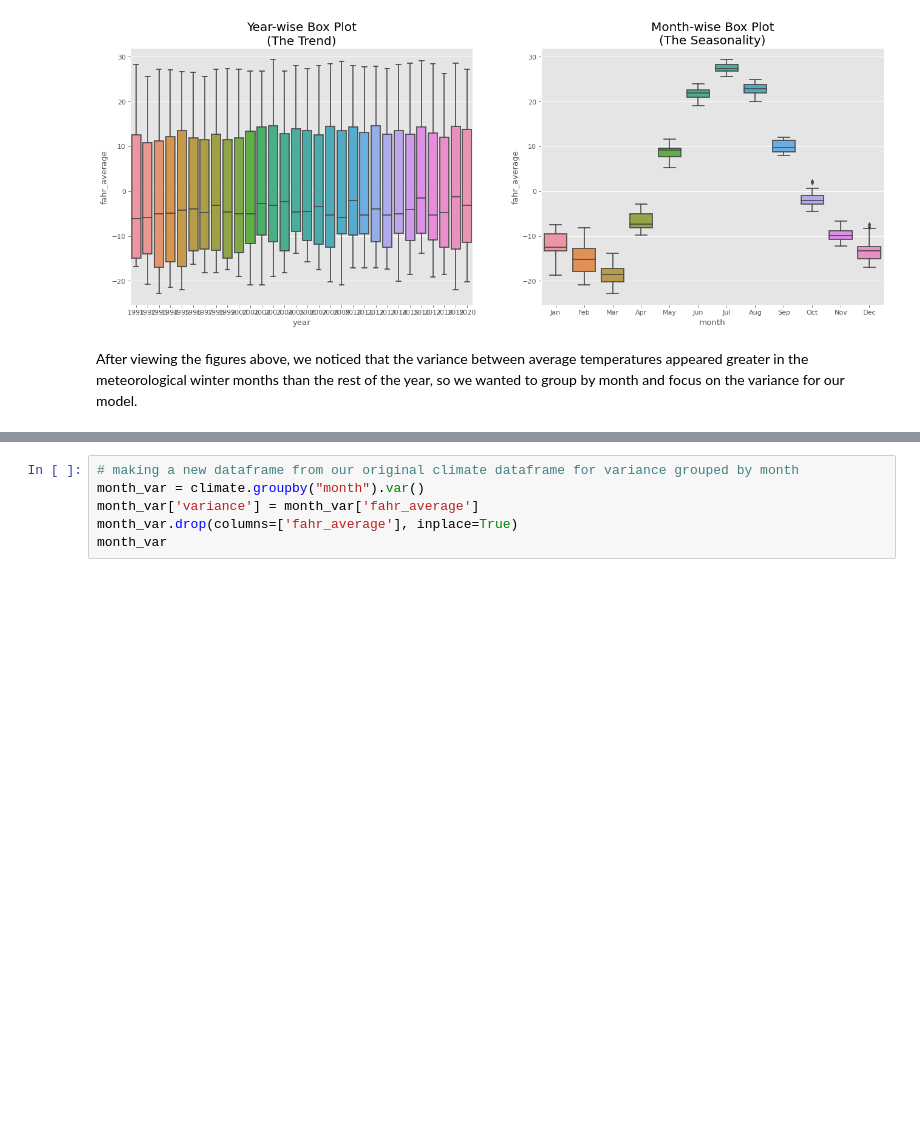
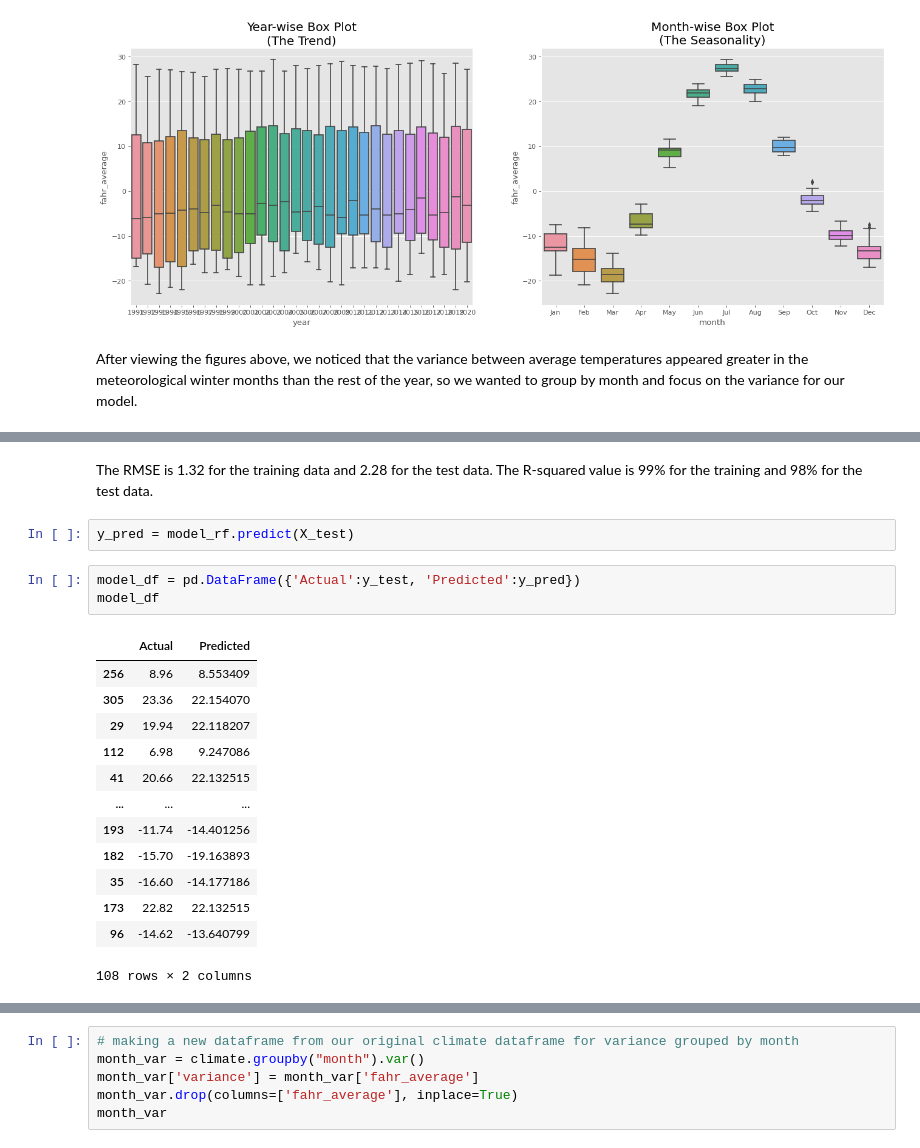
Before and after one commit to arianajschindler/greenland_climate_variation, a Jupyter notebook: Schindler_final_climate_project.ipynb, the cells around one changed output, grey strips where cells are left out. Cells and saved outputs as stored; diff of their text form; blank space fills up the shorter version.

```diff
--- a/Schindler_final_climate_project.ipynb
+++ b/Schindler_final_climate_project.ipynb
@@ -202,0 +407,21 @@ After viewing the figures above, we noticed that the variance between average te
+# %% [markdown]
+The RMSE is 1.32 for the training data and 2.28 for the test data. The R-squared value is 99% for the training and 98% for the test data.
+# %%
+y_pred = model_rf.predict(X_test)
+# %%
+model_df = pd.DataFrame({'Actual':y_test, 'Predicted':y_pred})
+model_df
+# %% [output]
+|  | Actual | Predicted |
+| 256 | 8.96 | 8.553409 |
+| 305 | 23.36 | 22.154070 |
+| 29 | 19.94 | 22.118207 |
+| 112 | 6.98 | 9.247086 |
+| 41 | 20.66 | 22.132515 |
+| ... | ... | ... |
+| 193 | -11.74 | -14.401256 |
+| 182 | -15.70 | -19.163893 |
+| 35 | -16.60 | -14.177186 |
+| 173 | 22.82 | 22.132515 |
+| 96 | -14.62 | -13.640799 |
+108 rows × 2 columns
```
Also changed, not shown: parts of 40 cells of this notebook.
